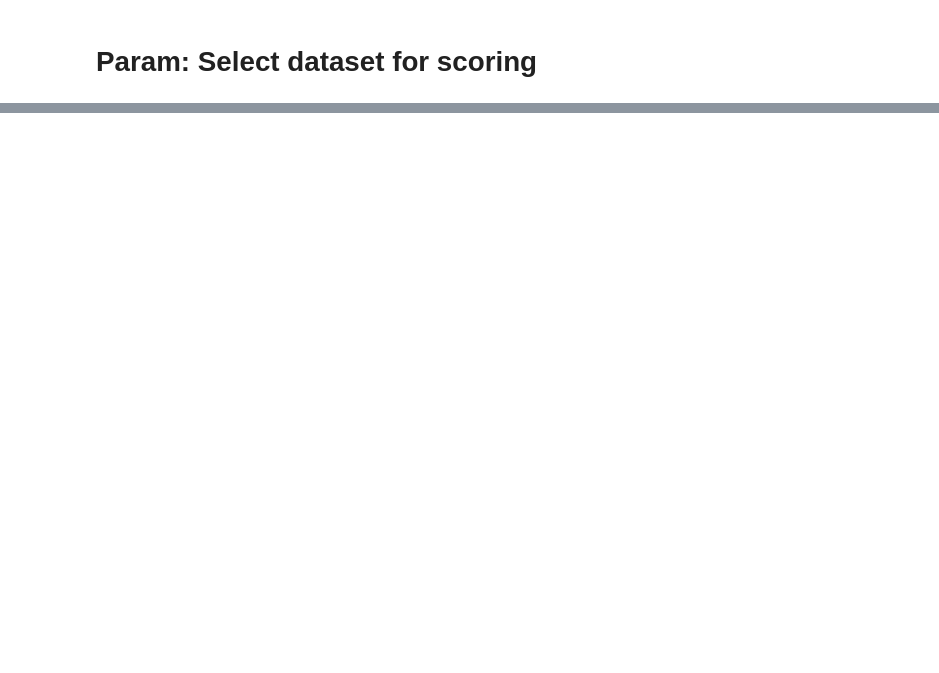
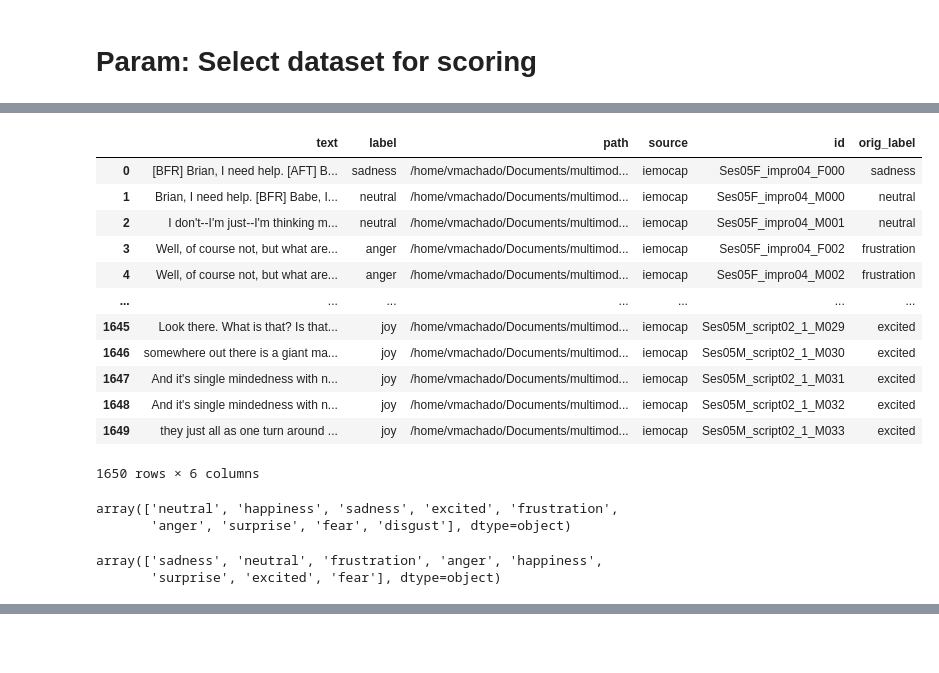
Before and after one commit to machadoprx/c4ai_audio_text_clip, a Jupyter notebook: c4ai_emotions_audio_text_clip_e2e.ipynb, the cells around one changed output, grey strips where cells are left out. Cells and saved outputs as stored; diff of their text form; code cells hidden in the pictures; blank space fills up the shorter version.

```diff
--- a/c4ai_emotions_audio_text_clip_e2e.ipynb
+++ b/c4ai_emotions_audio_text_clip_e2e.ipynb
@@ -1355,7 +1434,7 @@ targets_train = []
 
 for i, batch_indices in enumerate(tqdm(train_loader, total=len(train_loader))):
     with torch.no_grad():
-        batch = df_train.iloc[batch_indices[0]]
+        batch = train_df_erc.iloc[batch_indices[0]]
         only_text = batch[batch["path"].isna()]
         sentences = only_text["text"].tolist()
         y_text = torch.Tensor(lab_encoder.transform(only_text["label"]))
@@ -1377,6 +1456,7 @@ for i, batch_indices in enumerate(tqdm(train_loader, total=len(train_loader))):
 
         mult = batch[batch["text"].notna()]
         mult = mult[mult["path"].notna()]
+        mult = mult[mult["label"].notna()]
         y_mult = torch.Tensor(lab_encoder.transform(mult["label"]))
 
         audio_path_mult = [str(t['path']) for _, t in mult.iterrows()]
@@ -1538,0 +1699,5 @@ clf.fit(proj_train, np.array(targets_train, dtype=int))
+# %%
+df_iemocap_orig = pd.read_json("emotions.json").reset_index(drop=False)
+df_iemocap_orig = pd.melt(df_iemocap_orig, id_vars=['index'], value_vars=['train', 'val', 'test']).dropna().drop(columns=["variable"]).rename(columns={"index":"id", "value": "orig_label"}).reset_index(drop=True)
+df_iemocap_orig = df_iemocap_orig[df_iemocap_orig["orig_label"].notna() & (df_iemocap_orig["orig_label"] != "undecided")].reset_index(drop=True)
+df_iemocap_orig
@@ -1538,0 +1756,5 @@ clf.fit(proj_train, np.array(targets_train, dtype=int))
+# %%
+test_df_erc["id"] = test_df_erc["path"].apply(lambda x: x[len('/home/vmachado/Documents/multimodal-datasets/IEMOCAP/raw-audios/test/'):].replace(".wav", ""))
+# %%
+test_df_erc_iemocap = test_df_erc[test_df_erc["source"] == "iemocap"].reset_index(drop=True)
+test_df_erc_iemocap
@@ -1538,0 +1775,17 @@ clf.fit(proj_train, np.array(targets_train, dtype=int))
+# %%
+test_df_erc_iemocap = test_df_erc_iemocap.merge(df_iemocap_orig, on="id", how="inner")
+test_df_erc_iemocap
+# %% [output]
+|  | text | label | path | source | id | orig_label |
+| 0 | [BFR] Brian, I need help. [AFT] B... | sadness | /home/vmachado/Documents/multimod... | iemocap | Ses05F_impro04_F000 | sadness |
+| 1 | Brian, I need help. [BFR] Babe, I... | neutral | /home/vmachado/Documents/multimod... | iemocap | Ses05F_impro04_M000 | neutral |
+| 2 | I don't--I'm just--I'm thinking m... | neutral | /home/vmachado/Documents/multimod... | iemocap | Ses05F_impro04_M001 | neutral |
+| 3 | Well, of course not, but what are... | anger | /home/vmachado/Documents/multimod... | iemocap | Ses05F_impro04_F002 | frustration |
+| 4 | Well, of course not, but what are... | anger | /home/vmachado/Documents/multimod... | iemocap | Ses05F_impro04_M002 | frustration |
+| ... | ... | ... | ... | ... | ... | ... |
+| 1645 | Look there. What is that? Is that... | joy | /home/vmachado/Documents/multimod... | iemocap | Ses05M_script02_1_M029 | excited |
+| 1646 | somewhere out there is a giant ma... | joy | /home/vmachado/Documents/multimod... | iemocap | Ses05M_script02_1_M030 | excited |
+| 1647 | And it's single mindedness with n... | joy | /home/vmachado/Documents/multimod... | iemocap | Ses05M_script02_1_M031 | excited |
+| 1648 | And it's single mindedness with n... | joy | /home/vmachado/Documents/multimod... | iemocap | Ses05M_script02_1_M032 | excited |
+| 1649 | they just all as one turn around ... | joy | /home/vmachado/Documents/multimod... | iemocap | Ses05M_script02_1_M033 | excited |
+1650 rows × 6 columns
@@ -1538,0 +1794,10 @@ clf.fit(proj_train, np.array(targets_train, dtype=int))
+# %%
+train_df_erc_iemocap["orig_label"].unique()
+# %% [output]
+array(['neutral', 'happiness', 'sadness', 'excited', 'frustration',
+       'anger', 'surprise', 'fear', 'disgust'], dtype=object)
+# %%
+test_df_erc_iemocap["orig_label"].unique()
+# %% [output]
+array(['sadness', 'neutral', 'frustration', 'anger', 'happiness',
+       'surprise', 'excited', 'fear'], dtype=object)
```
Also changed, not shown: parts of 51 cells of this notebook.
